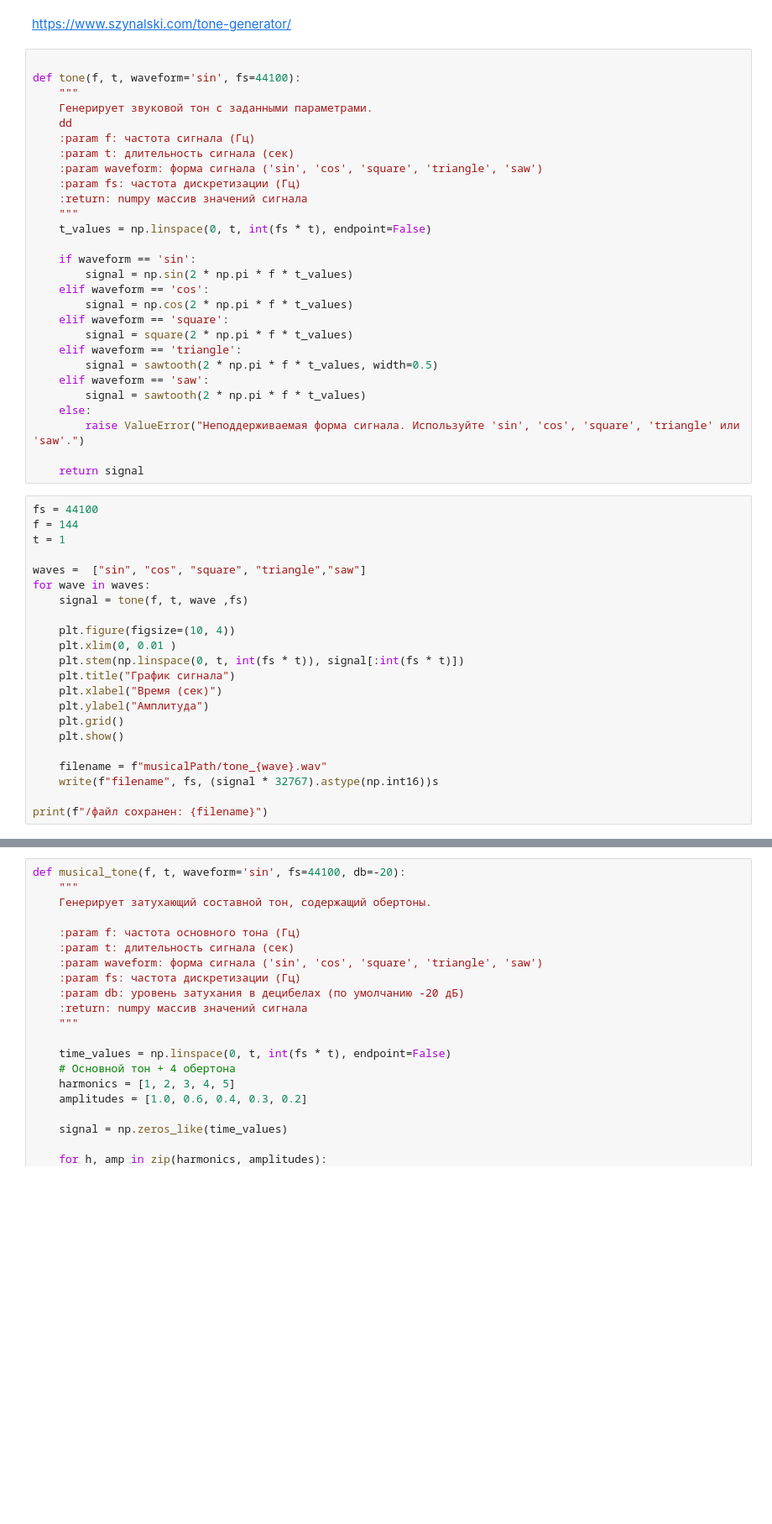
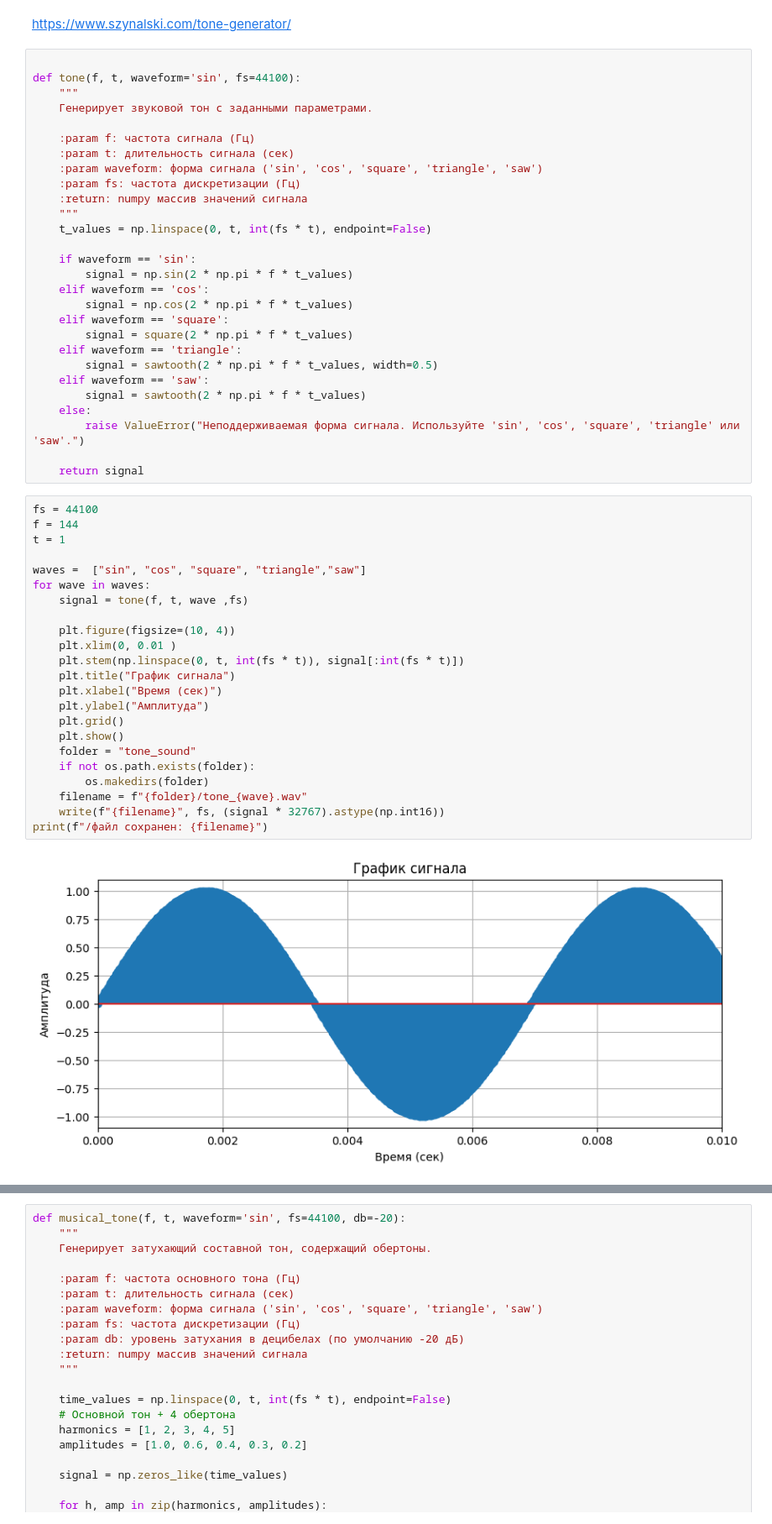
Before and after one commit to Matosik/DSP-Experiments, a Jupyter notebook: Lab1/lab1.ipynb, the cells around one changed output, grey strips where cells are left out. Shown at 84% size. Cells and saved outputs as stored; diff of their text form; blank space fills up the shorter version.

```diff
--- a/Lab1/lab1.ipynb
+++ b/Lab1/lab1.ipynb
@@ -12,7 +11,7 @@ https://www.szynalski.com/tone-generator/
 def tone(f, t, waveform='sin', fs=44100):
     """
     Генерирует звуковой тон с заданными параметрами.
-    dd
+
     :param f: частота сигнала (Гц)
     :param t: длительность сигнала (сек)
     :param waveform: форма сигнала ('sin', 'cos', 'square', 'triangle', 'saw')
@@ -38,22 +37,25 @@ def tone(f, t, waveform='sin', fs=44100):
 # %%
 fs = 44100
 f = 144
 t = 1
 
 waves =  ["sin", "cos", "square", "triangle","saw"]
 for wave in waves:
     signal = tone(f, t, wave ,fs)
 
     plt.figure(figsize=(10, 4))
     plt.xlim(0, 0.01 )
     plt.stem(np.linspace(0, t, int(fs * t)), signal[:int(fs * t)])
     plt.title("График сигнала")
     plt.xlabel("Время (сек)")
     plt.ylabel("Амплитуда")
     plt.grid()
     plt.show()
-
-    filename = f"musicalPath/tone_{wave}.wav"
-    write(f"filename", fs, (signal * 32767).astype(np.int16))s
-
+    folder = "tone_sound"
+    if not os.path.exists(folder):
+        os.makedirs(folder)
+    filename = f"{folder}/tone_{wave}.wav"
+    write(f"{filename}", fs, (signal * 32767).astype(np.int16))
 print(f"/файл сохранен: {filename}")
+# %% [output]
+[figure, added]
```
Also changed, not shown: parts of 3 cells of this notebook, 10 other files.
